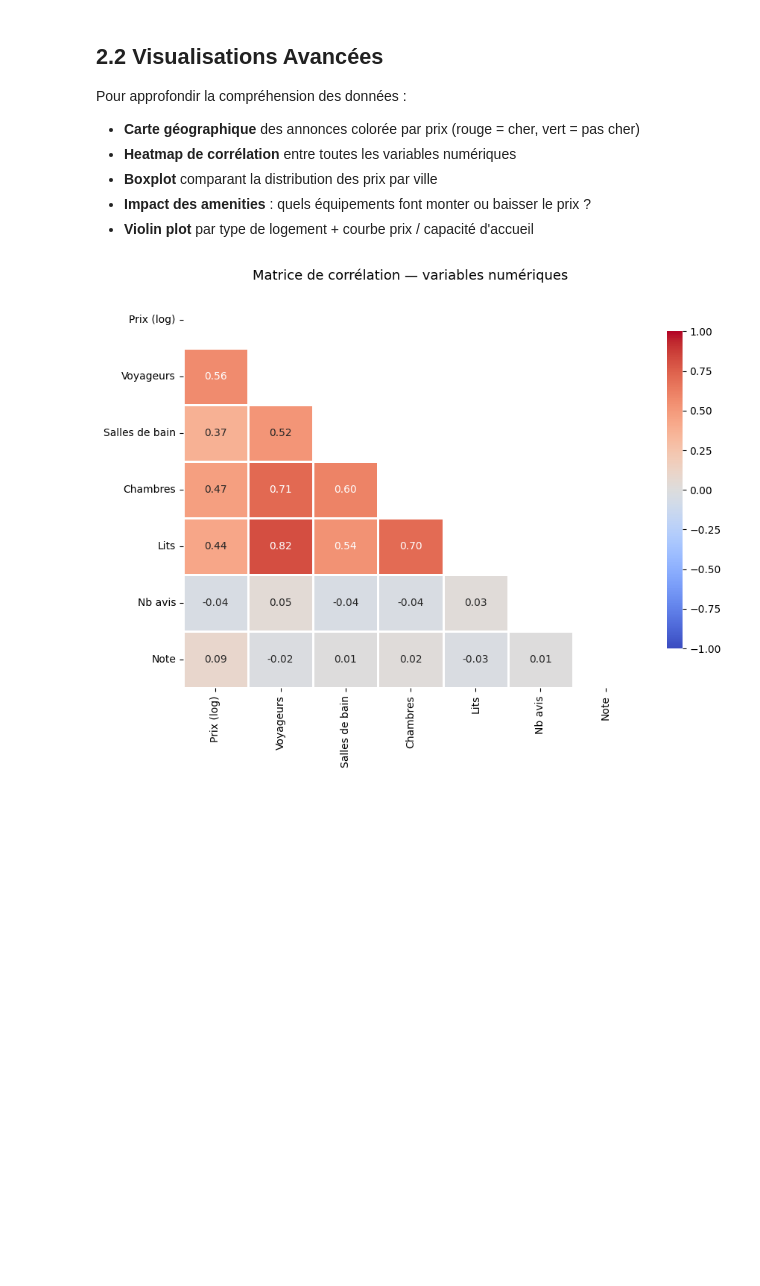
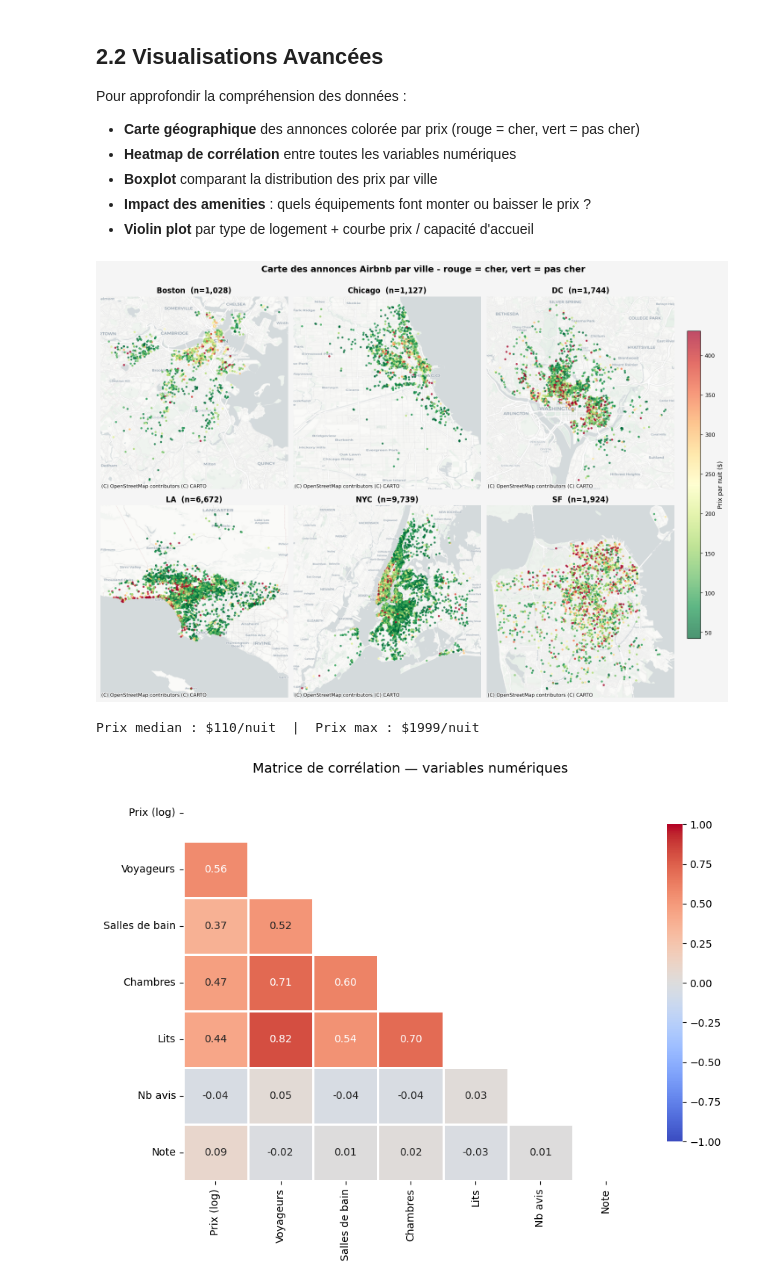
Before and after one commit to DZ-Ramzy/Airbnb_project, a Jupyter notebook: airbnb_prediction.ipynb, the cells around one changed output. Saved outputs shown, nothing was run; the diff lists cells and outputs as text; code cells hidden in the pictures; blank space fills up the shorter version.

```diff
--- a/airbnb_prediction.ipynb
+++ b/airbnb_prediction.ipynb
@@ -180,42 +181,64 @@ Pour approfondir la compréhension des données :
 - **Impact des amenities** : quels équipements font monter ou baisser le prix ?
 - **Violin plot** par type de logement + courbe prix / capacité d'accueil
 # %%
-# ── Cartes géographiques des prix par ville (rouge = cher, vert = pas cher) ───
+# Cartes geographiques des prix par ville (rouge = cher, vert = pas cher)
+import contextily as ctx
+
 prices_all = np.exp(train['log_price'])
 p5, p95 = np.percentile(prices_all, 5), np.percentile(prices_all, 95)
 
 cities = sorted(train['city'].dropna().unique())
 ncols = 3
 nrows = int(np.ceil(len(cities) / ncols))
 
-fig, axes = plt.subplots(nrows, ncols, figsize=(15, 4.8 * nrows))
+fig, axes = plt.subplots(nrows, ncols, figsize=(15, 5 * nrows))
 axes = np.atleast_1d(axes).ravel()
+
+R = 6378137.0
+
+def to_mercator(lon, lat):
+    lon = pd.to_numeric(lon, errors='coerce').values.astype(float)
+    lat = pd.to_numeric(lat, errors='coerce').values.astype(float)
+    x = np.radians(lon) * R
+    y = np.log(np.tan(np.pi / 4 + np.radians(lat) / 2)) * R
+    return x, y
 
 sc = None
 for ax, city in zip(axes, cities):
     sub = train[train['city'] == city]
-    sub_prices = np.exp(sub['log_price']).clip(p5, p95)
-    sc = ax.scatter(sub['longitude'], sub['latitude'],
-                    c=sub_prices, cmap='RdYlGn_r',
-                    s=6, alpha=0.5, vmin=p5, vmax=p95)
-    ax.set_title(f'{city}  (n={len(sub):,})', fontsize=12, fontweight='bold')
-    ax.set_xlabel('Longitude', fontsize=9)
-    ax.set_ylabel('Latitude', fontsize=9)
-    ax.set_aspect('equal', adjustable='datalim')
-    ax.set_facecolor('#e8e8e8')
-    ax.tick_params(labelsize=8)
+    prices = np.exp(sub['log_price']).clip(p5, p95)
+
+    x, y = to_mercator(sub['longitude'], sub['latitude'])
+    valid = ~(np.isnan(x) | np.isnan(y))
+
+    sc = ax.scatter(x[valid], y[valid], c=prices.values[valid],
+                    cmap='RdYlGn_r', s=6, alpha=0.7, vmin=p5, vmax=p95)
+
+    ctx.add_basemap(ax, crs='EPSG:3857',
+                    source=ctx.providers.CartoDB.Positron, zoom='auto')
+
+    ax.set_title(f'{city}  (n={len(sub):,})', fontsize=12, fontweight="bold")
+    ax.set_axis_off()
 
 for ax in axes[len(cities):]:
     ax.axis('off')
 
-cbar = fig.colorbar(sc, ax=axes.tolist(), label='Prix par nuit ($)',
-                    fraction=0.025, pad=0.02)
+fig.suptitle('Carte des annonces Airbnb par ville - rouge = cher, vert = pas cher',
+             fontsize=14, fontweight="bold", y=1.00)
+fig.patch.set_facecolor('#f5f5f5')
+
+# tight_layout d'abord, puis espace reserve a droite pour la colorbar
+plt.tight_layout()
+plt.subplots_adjust(right=0.88)
+cbar_ax = fig.add_axes([0.90, 0.15, 0.02, 0.70])
+cbar = fig.colorbar(sc, cax=cbar_ax, label='Prix par nuit ($)')
 cbar.ax.tick_params(labelsize=9)
-fig.suptitle('Carte des annonces Airbnb par ville — rouge = cher, vert = pas cher',
-             fontsize=14, fontweight='bold', y=1.00)
-fig.patch.set_facecolor('#f5f5f5')
+
 plt.show()
-print(f"Prix médian : \${np.median(prices_all):.0f}/nuit  |  Prix max : \${prices_all.max():.0f}/nuit")
+print(f'Prix median : ${np.median(prices_all):.0f}/nuit  |  Prix max : ${prices_all.max():.0f}/nuit')
+# %% [output]
+[figure, added]
+Prix median : $110/nuit  |  Prix max : $1999/nuit
 # %%
 # ── Heatmap de corrélation ────────────────────────────────────────────────────
 num_cols_viz = ['log_price', 'accommodates', 'bathrooms', 'bedrooms', 'beds',
```
Also changed, not shown: parts of 33 cells of this notebook, 1 other file.
